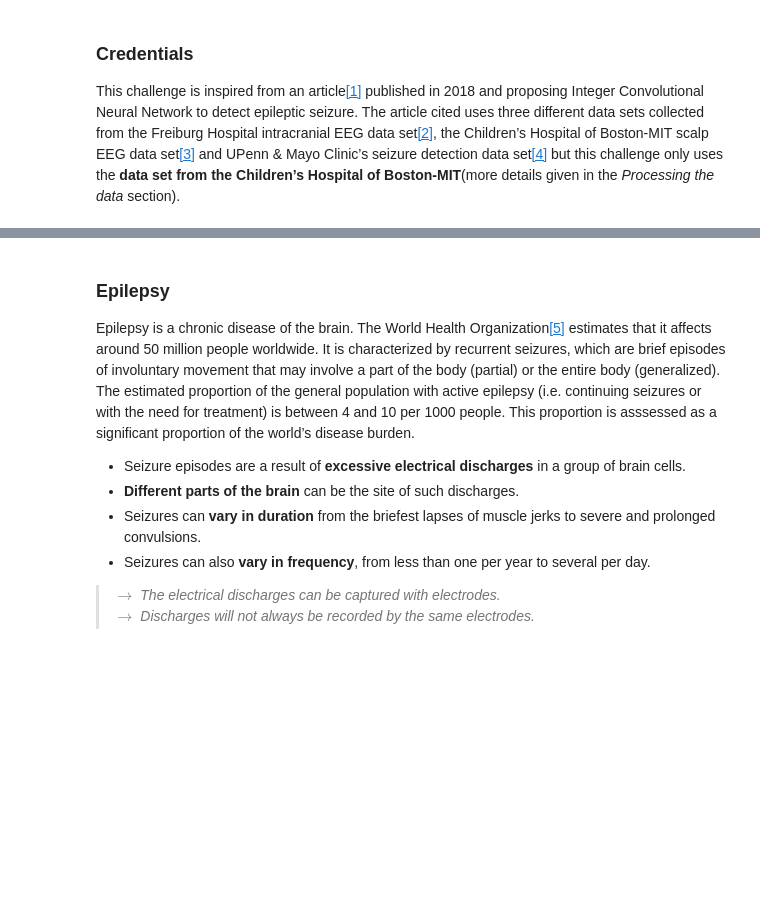
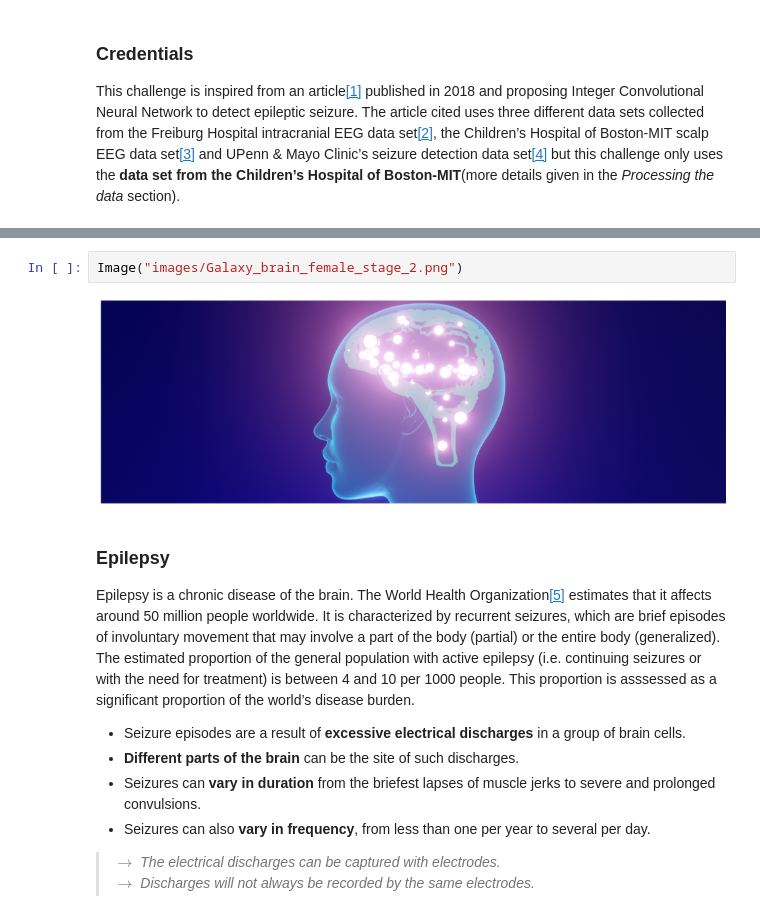
Before and after one commit to kellianoy/epilepsy_seizure, a Jupyter notebook: starting_kit.ipynb, the cells around one changed output, grey strips where cells are left out. Drawn from its saved outputs; the diff is of its cells as text; blank space fills up the shorter version.

```diff
--- a/starting_kit.ipynb
+++ b/starting_kit.ipynb
@@ -29,6 +33,10 @@ This challenge consists in categorizing EEG signals recorded on children sufferi
 This challenge is inspired from an article[[1]](#ref_1) published in 2018 and proposing Integer Convolutional Neural Network to detect epileptic seizure. The article cited uses three different data sets collected from the Freiburg Hospital intracranial EEG data set[[2]](#ref_2), the Children’s Hospital of Boston-MIT scalp EEG data set[[3]](#ref_3) and UPenn & Mayo Clinic’s seizure detection data set[[4]](#ref_4) but this challenge only uses the **data set from the Children’s Hospital of Boston-MIT**(more details given in the *Processing the data* section).
 # %% [markdown]
 ![Galaxy brain](images/Galaxy_brain_female_stage_2.png)
+# %%
+Image("images/Galaxy_brain_female_stage_2.png")
+# %% [output]
+[figure, added]
 # %% [markdown]
 ### Epilepsy
 
```
Also changed, not shown: parts of 7 cells of this notebook.
